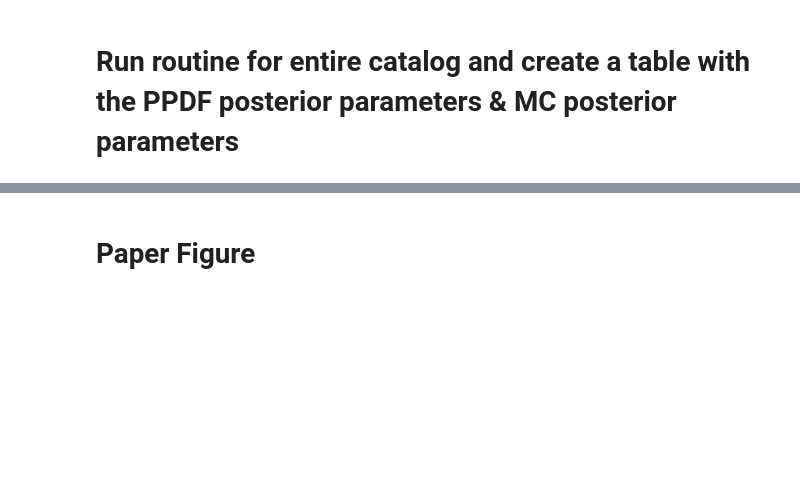
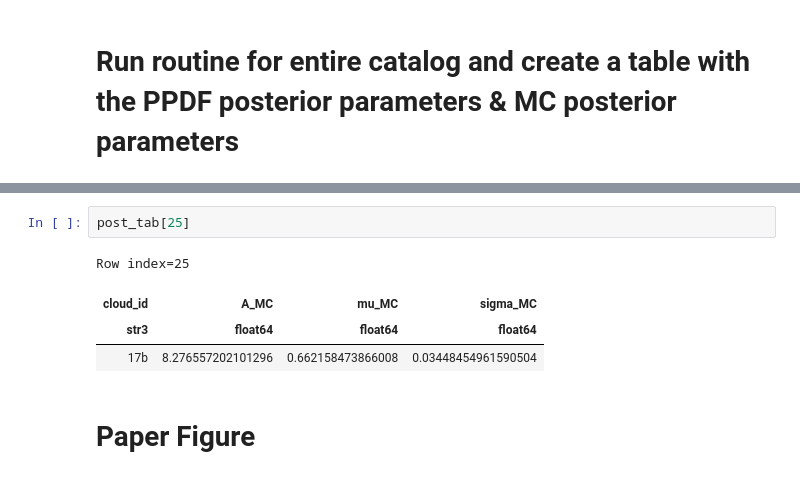
Before and after one commit to danilipman/cmz_synth, a Jupyter notebook: PPDFs-MCMC.ipynb, the cells around one changed output, grey strips where cells are left out. Drawn from its saved outputs; the diff is of its cells as text; blank space fills up the shorter version.

```diff
--- a/PPDFs-MCMC.ipynb
+++ b/PPDFs-MCMC.ipynb
@@ -645,4 +667,11 @@ Running MCMC for cloud 5
 ... (82 outputs left out)
+# %%
+post_tab[25]
+# %% [output]
+Row index=25
+| cloud_id | A_MC | mu_MC | sigma_MC |
+| str3 | float64 | float64 | float64 |
+| 17b | 8.276557202101296 | 0.662158473866008 | 0.03448454961590504 |
 # %% [markdown]
 # Paper Figure
 # %%
```
Also changed, not shown: parts of 12 cells of this notebook, 6 other files.
